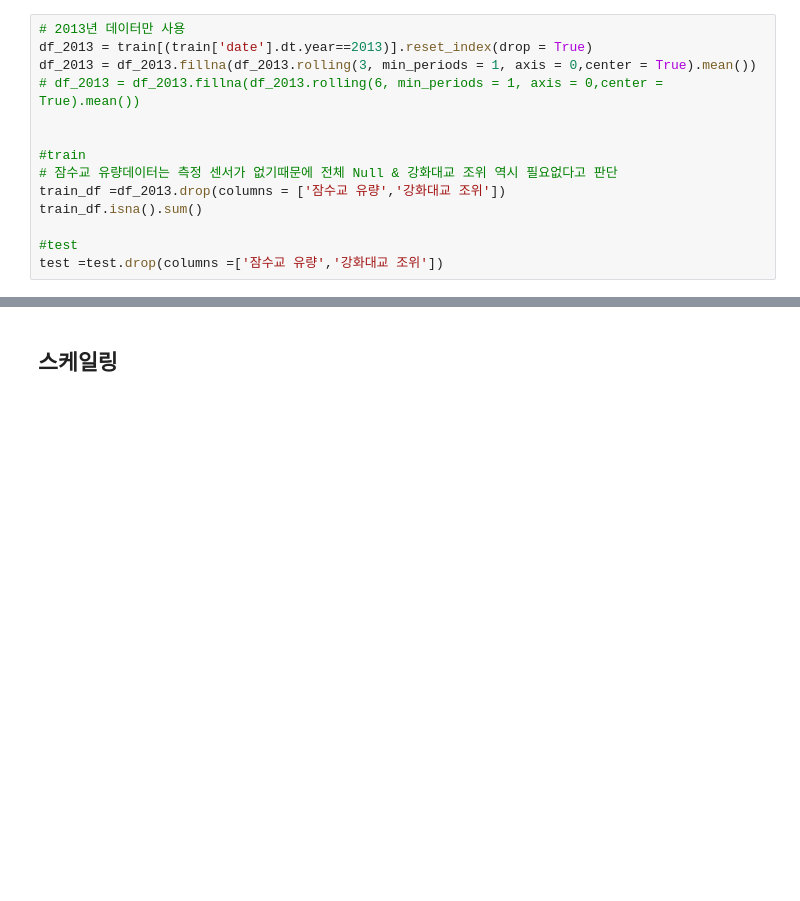
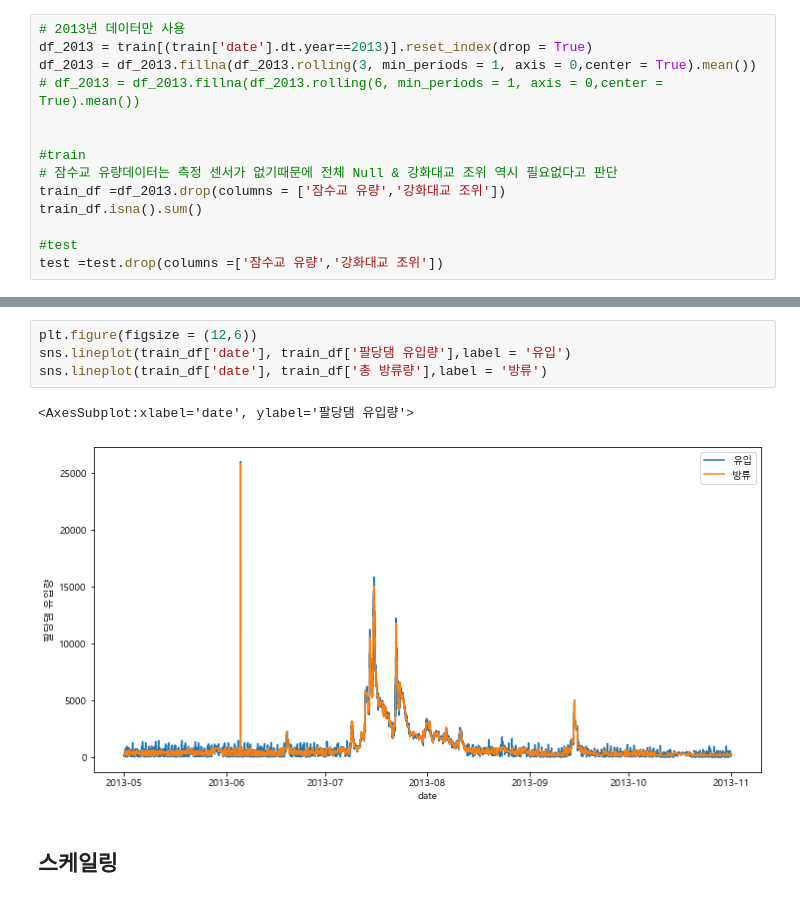
Before and after one commit to ljs7463/Dacon-HanRiverForecasting, a Jupyter notebook: 임정석/4. 이동평균 + 회귀모델 (2013년).ipynb, the cells around one changed output, grey strips where cells are left out. Drawn from its saved outputs; the diff is of its cells as text; blank space fills up the shorter version.

```diff
--- a/임정석/4. 이동평균 + 회귀모델 (2013년).ipynb
+++ b/임정석/4. 이동평균 + 회귀모델 (2013년).ipynb
@@ -115,3 +129,10 @@ test =test.drop(columns =['잠수교 유량','강화대교 조위'])
+# %%
+plt.figure(figsize = (12,6))
+sns.lineplot(train_df['date'], train_df['팔당댐 유입량'],label = '유입')
+sns.lineplot(train_df['date'], train_df['총 방류량'],label = '방류')
+# %% [output]
+<AxesSubplot:xlabel='date', ylabel='팔당댐 유입량'>
+[figure, added]
 # %% [markdown]
 ## 스케일링
 # %%
```
Also changed, not shown: parts of 10 cells of this notebook.
